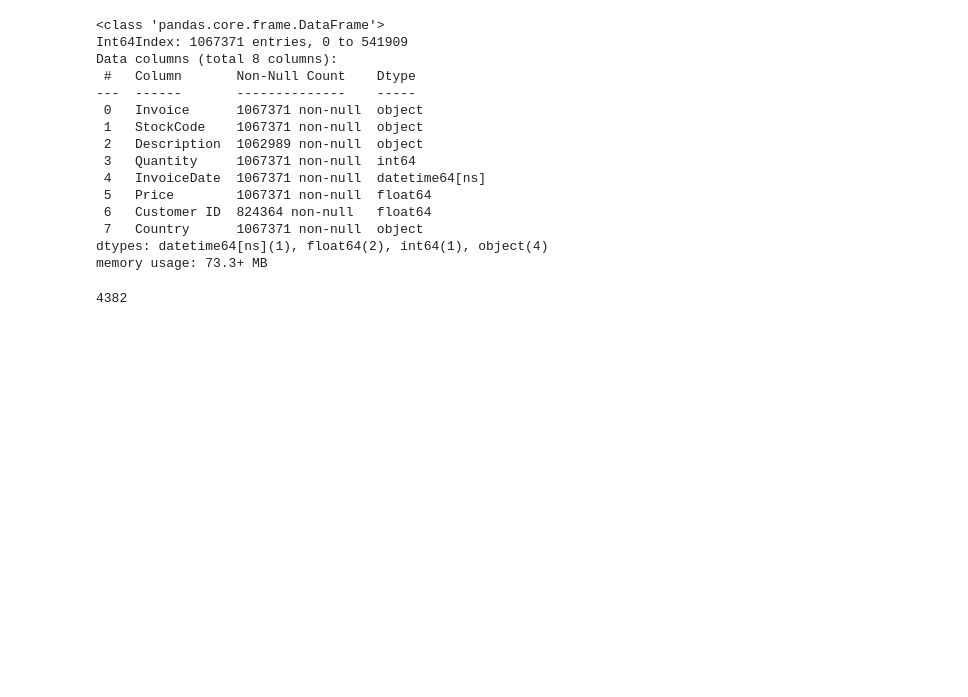
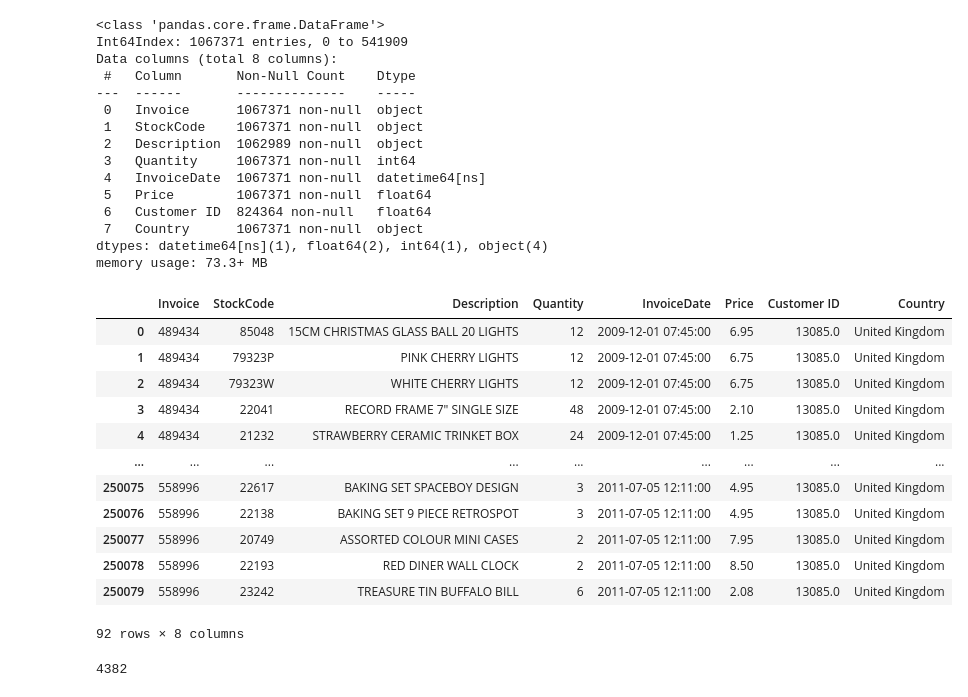
Before and after one commit to Noura-ou/projet_segmentation_client, a Jupyter notebook: src/test_ahmad.ipynb, the cells around one changed output. Drawn from its saved outputs; the diff is of its cells as text; code cells hidden in the pictures; blank space fills up the shorter version.

```diff
--- a/src/test_ahmad.ipynb
+++ b/src/test_ahmad.ipynb
@@ -22,6 +22,22 @@ Data columns (total 8 columns):
  7   Country      1067371 non-null  object
 dtypes: datetime64[ns](1), float64(2), int64(1), object(4)
 memory usage: 73.3+ MB
+# %%
+df[df['Customer ID']==13085.0]
+# %% [output]
+|  | Invoice | StockCode | Description | Quantity | InvoiceDate | Price | Customer ID | Country |
+| 0 | 489434 | 85048 | 15CM CHRISTMAS GLASS BALL 20 LIGHTS | 12 | 2009-12-01 07:45:00 | 6.95 | 13085.0 | United Kingdom |
+| 1 | 489434 | 79323P | PINK CHERRY LIGHTS | 12 | 2009-12-01 07:45:00 | 6.75 | 13085.0 | United Kingdom |
+| 2 | 489434 | 79323W | WHITE CHERRY LIGHTS | 12 | 2009-12-01 07:45:00 | 6.75 | 13085.0 | United Kingdom |
+| 3 | 489434 | 22041 | RECORD FRAME 7" SINGLE SIZE | 48 | 2009-12-01 07:45:00 | 2.10 | 13085.0 | United Kingdom |
+| 4 | 489434 | 21232 | STRAWBERRY CERAMIC TRINKET BOX | 24 | 2009-12-01 07:45:00 | 1.25 | 13085.0 | United Kingdom |
+| ... | ... | ... | ... | ... | ... | ... | ... | ... |
+| 250075 | 558996 | 22617 | BAKING SET SPACEBOY DESIGN | 3 | 2011-07-05 12:11:00 | 4.95 | 13085.0 | United Kingdom |
+| 250076 | 558996 | 22138 | BAKING SET 9 PIECE RETROSPOT | 3 | 2011-07-05 12:11:00 | 4.95 | 13085.0 | United Kingdom |
+| 250077 | 558996 | 20749 | ASSORTED COLOUR MINI CASES | 2 | 2011-07-05 12:11:00 | 7.95 | 13085.0 | United Kingdom |
+| 250078 | 558996 | 22193 | RED DINER WALL CLOCK | 2 | 2011-07-05 12:11:00 | 8.50 | 13085.0 | United Kingdom |
+| 250079 | 558996 | 23242 | TREASURE TIN BUFFALO BILL | 6 | 2011-07-05 12:11:00 | 2.08 | 13085.0 | United Kingdom |
+92 rows × 8 columns
 # %%
 df.Description.isna().sum()
 # %% [output]
```
Also changed, not shown: parts of 5 cells of this notebook.
